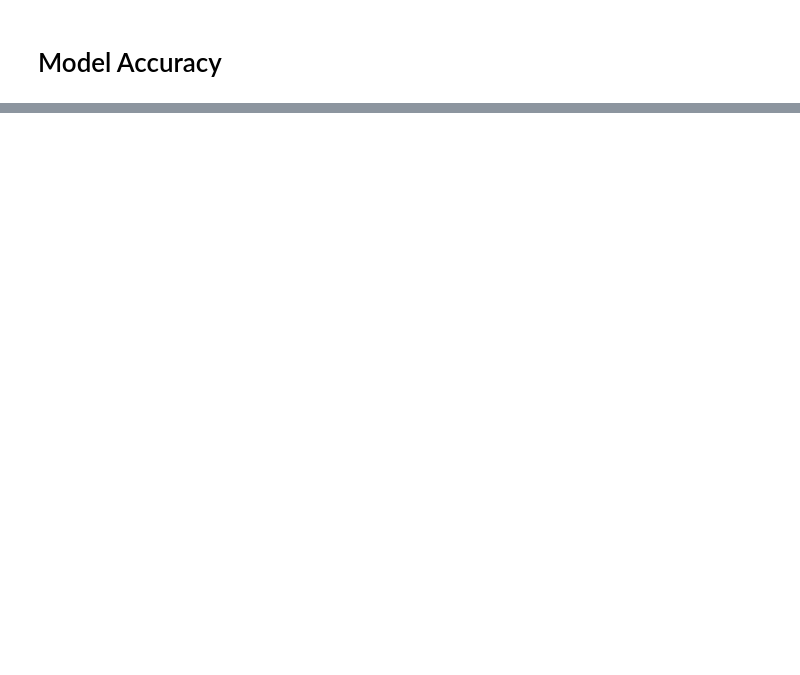
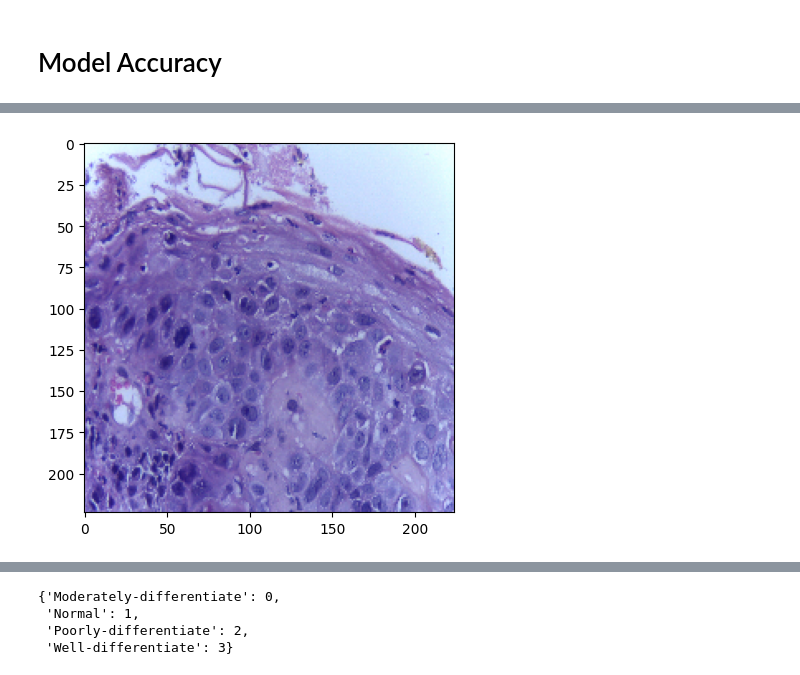
Before and after one commit to BawanthaPerera99/FYP-backend, a Jupyter notebook: cancer_staging-3.ipynb, the cells around one changed output, grey strips where cells are left out. Cells and saved outputs as stored; diff of their text form; code cells hidden in the pictures; blank space fills up the shorter version.

```diff
--- a/cancer_staging-3.ipynb
+++ b/cancer_staging-3.ipynb
@@ -254,0 +266,24 @@ the accuracy of the model is 50.867050886154175 %
+# %%
+path = "data/Moderately-differentiate/OSCC_400x_340.jpg"
+img = load_img(path, target_size=(224, 224))
+image = img_to_array(img)  # Convert image to numpy array
+input_array = image / 255.0  # Normalize the image
+
+plt.imshow(input_array)
+plt.show()
+
+input_array = np.expand_dims(input_array, axis=0)
+
+pred = model.predict(input_array)[0]
+pred_class = np.argmax(pred)
+
+if pred_class == 0:
+    print("predicted class is Moderately-differentiate")
+elif pred_class == 1:
+    print("predicted class is Normal")
+elif pred_class == 2:
+    print("predicted class is Poorly-differentiate")
+elif pred_class == 3:
+    print("predicted class is Well-differentiate")
+# %% [output]
+[figure, added]
@@ -254,0 +292,7 @@ the accuracy of the model is 50.867050886154175 %
+# %%
+train_images.class_indices
+# %% [output]
+{'Moderately-differentiate': 0,
+ 'Normal': 1,
+ 'Poorly-differentiate': 2,
+ 'Well-differentiate': 3}
```
Also changed, not shown: parts of 19 cells of this notebook, 1 other file.
